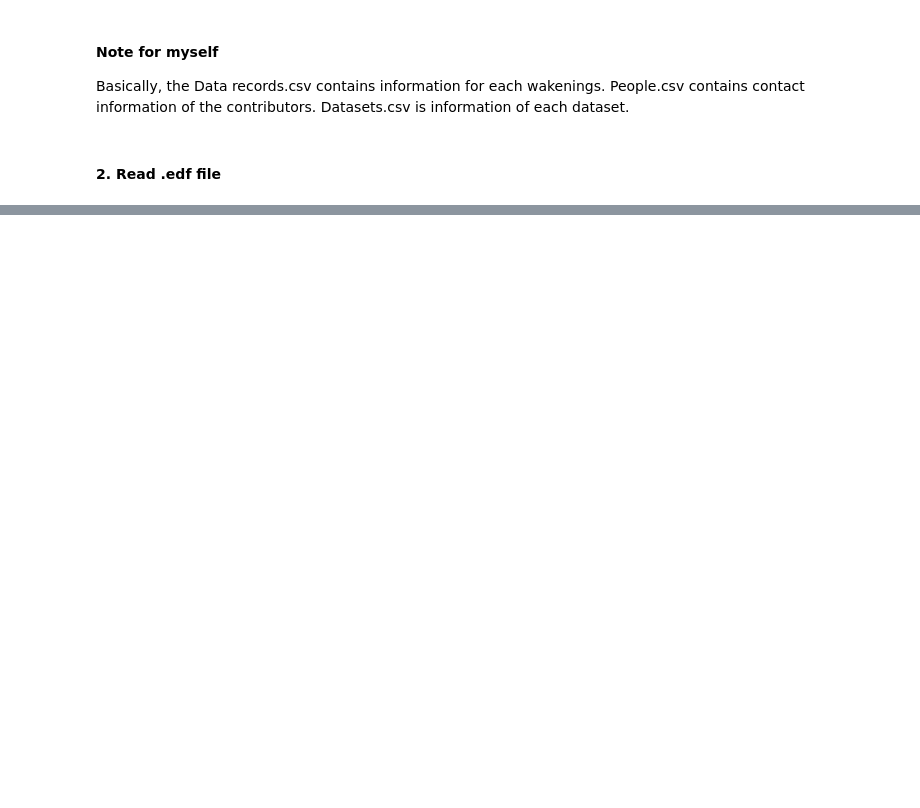
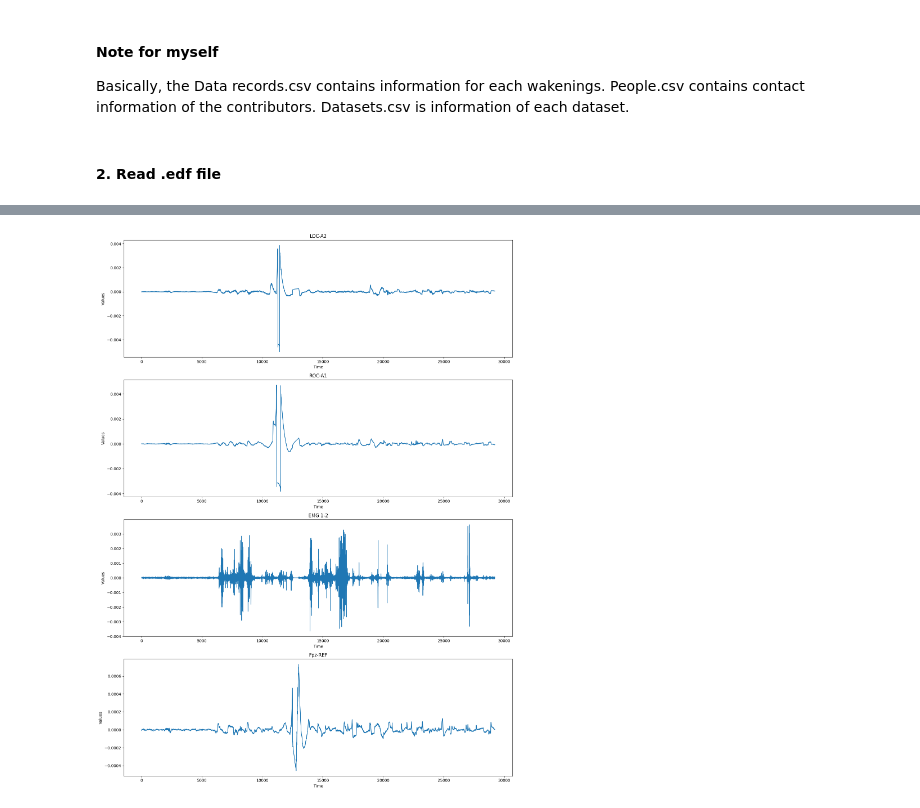
Before and after one commit to larsenalicia/TUe-Honors-MedAI-old, a Jupyter notebook: eda_nb/eda_dream.ipynb, the cells around one changed output, grey strips where cells are left out. Cells and saved outputs as stored; diff of their text form; code cells hidden in the pictures; blank space fills up the shorter version.

```diff
--- a/eda_nb/eda_dream.ipynb
+++ b/eda_nb/eda_dream.ipynb
@@ -53,0 +75,16 @@ raw_data.shape
+# %%
+# Raw data
+nrows = len(t_channels)
+fig, axes = plt.subplots(nrows, ncols=1, figsize=(15, 5*nrows))
+axes = axes.flatten()
+
+for i, ax in enumerate(axes):
+    ax.plot(raw_df.iloc[i, :])
+    ax.set_title(raw_df.index[i])
+    ax.set_xlabel('Time')
+    ax.set_ylabel('Values')
+
+plt.tight_layout()
+plt.show()
+# %% [output]
+[figure, added]
```
Also changed, not shown: parts of 10 cells of this notebook, 2 other files.
